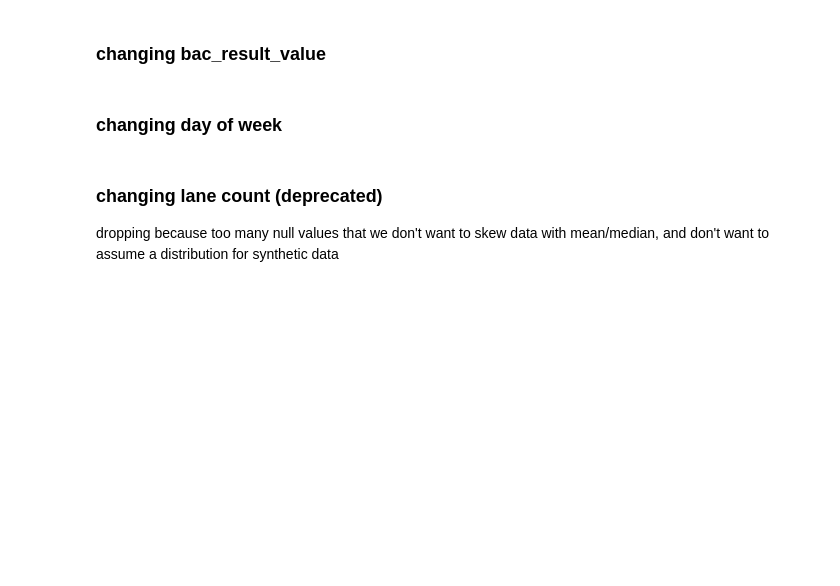
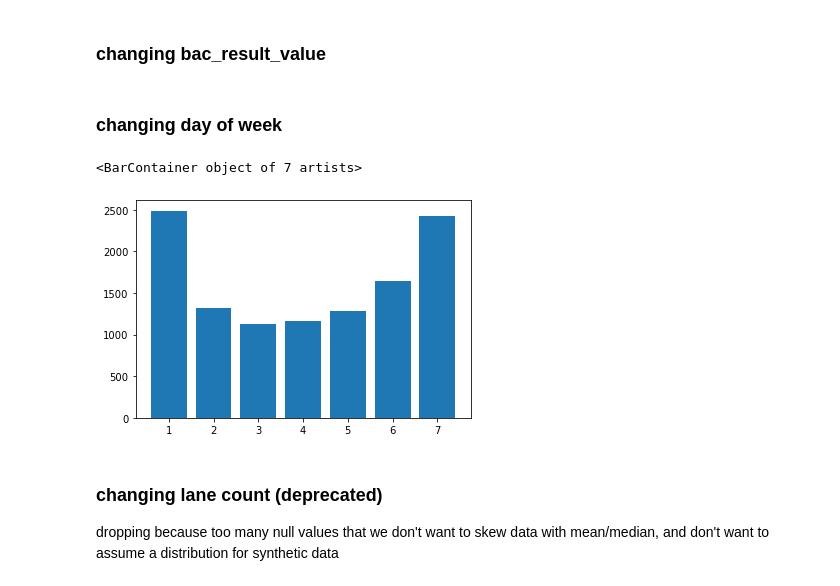
Before and after one commit to Jakubryb/Chicago-Car-Crashes, a Jupyter notebook: EDA-New-Copy2.ipynb, the cells around one changed output. Drawn from its saved outputs; the diff is of its cells as text; code cells hidden in the pictures; blank space fills up the shorter version.

Commit message:
tuned smote-knn model and created some visualizations for data

```diff
--- a/EDA-New-Copy2.ipynb
+++ b/EDA-New-Copy2.ipynb
@@ -317,6 +342,18 @@ merge.loc[merge['BAC_RESULT VALUE'] >= 0.08, 'BAC_RESULT VALUE'] = 1
 merge.loc[merge['BAC_RESULT VALUE'] < 0.08, 'BAC_RESULT VALUE'] = 0
 # %% [markdown]
 ### changing day of week
+# %%
+injury_df = merge.copy()
+
+injury_df = injury_df.loc[injury_df['INJURY_CLASSIFICATION'] == 1]
+
+fig, ax = plt.subplots()
+
+ax.bar(list(injury_df['CRASH_DAY_OF_WEEK'].value_counts().index),
+       injury_df['CRASH_DAY_OF_WEEK'].value_counts().values)
+# %% [output]
+<BarContainer object of 7 artists>
+[figure, added]
 # %%
 # binning weekends and weekday nights
 
```
Also changed, not shown: parts of 24 cells of this notebook, 1 other file.
